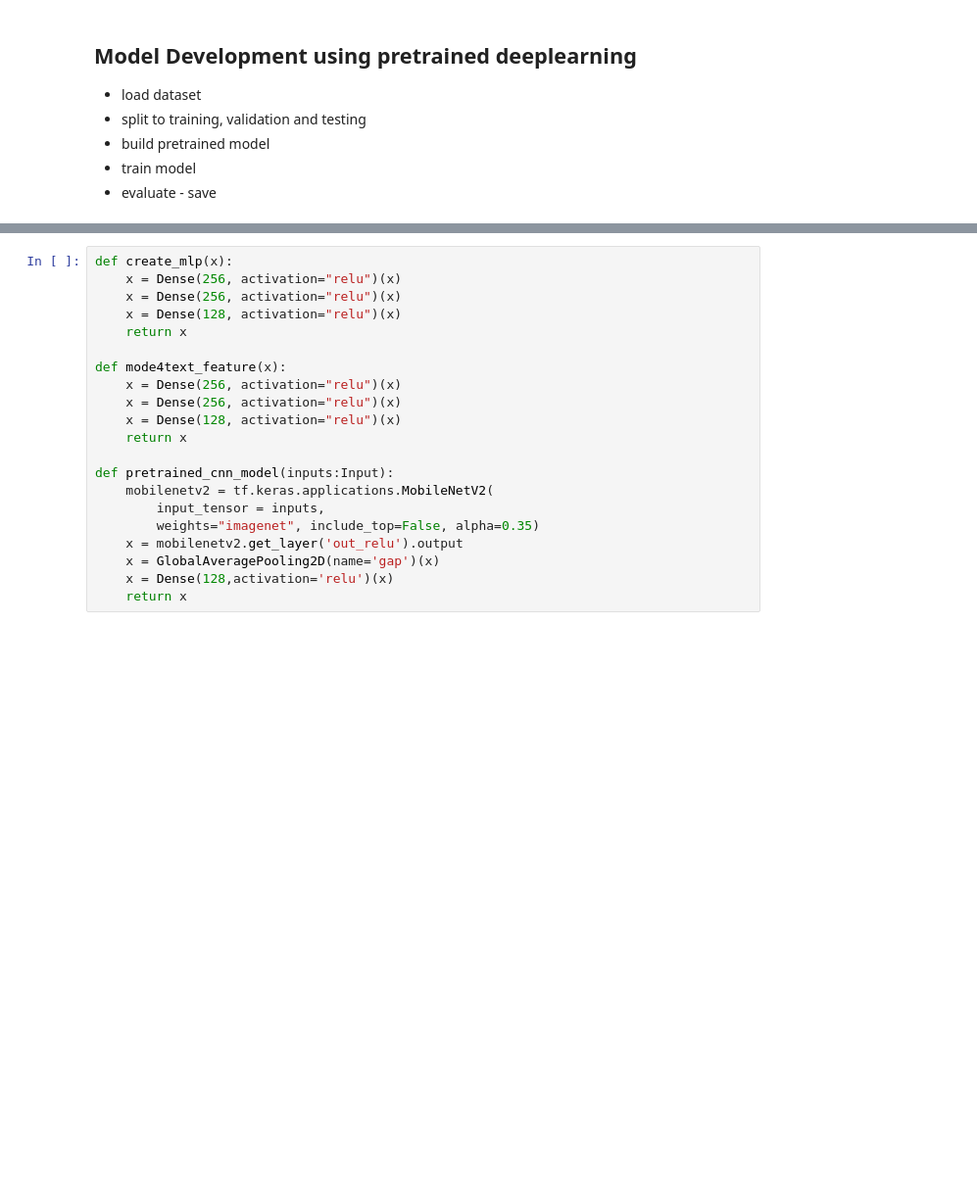
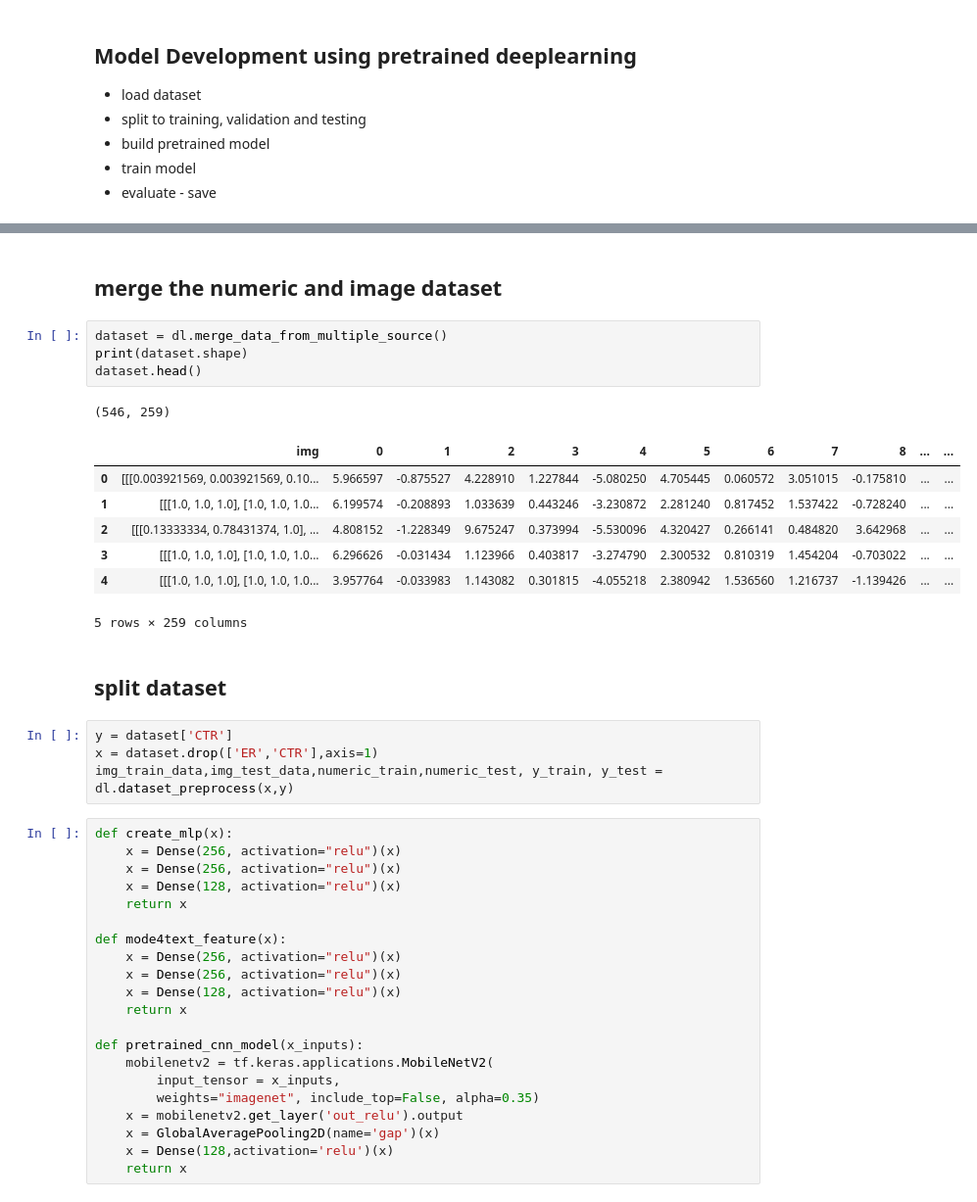
Before and after one commit to benkart-week-11/creative-optimisation-cv, a Jupyter notebook: notebooks/ModelDevelopment.ipynb, the cells around one changed output, grey strips where cells are left out. Shown: that part at 98% size. Cells and saved outputs as stored; diff of their text form; blank space fills up the shorter version.

Commit message:
model training

```diff
--- a/notebooks/ModelDevelopment.ipynb
+++ b/notebooks/ModelDevelopment.ipynb
@@ -23,3 +64,24 @@ import tensorflow as tf
+# %% [markdown]
+## merge the numeric and image dataset
+# %%
+dataset = dl.merge_data_from_multiple_source()
+print(dataset.shape)
+dataset.head()
+# %% [output]
+(546, 259)
+|  | img | 0 | 1 | 2 | 3 | 4 | 5 | 6 | 7 | 8 | ... | ... |
+| 0 | [[[0.003921569, 0.003921569, 0.10... | 5.966597 | -0.875527 | 4.228910 | 1.227844 | -5.080250 | 4.705445 | 0.060572 | 3.051015 | -0.175810 | ... | ... |
+| 1 | [[[1.0, 1.0, 1.0], [1.0, 1.0, 1.0... | 6.199574 | -0.208893 | 1.033639 | 0.443246 | -3.230872 | 2.281240 | 0.817452 | 1.537422 | -0.728240 | ... | ... |
+| 2 | [[[0.13333334, 0.78431374, 1.0], ... | 4.808152 | -1.228349 | 9.675247 | 0.373994 | -5.530096 | 4.320427 | 0.266141 | 0.484820 | 3.642968 | ... | ... |
+| 3 | [[[1.0, 1.0, 1.0], [1.0, 1.0, 1.0... | 6.296626 | -0.031434 | 1.123966 | 0.403817 | -3.274790 | 2.300532 | 0.810319 | 1.454204 | -0.703022 | ... | ... |
+| 4 | [[[1.0, 1.0, 1.0], [1.0, 1.0, 1.0... | 3.957764 | -0.033983 | 1.143082 | 0.301815 | -4.055218 | 2.380942 | 1.536560 | 1.216737 | -1.139426 | ... | ... |
+5 rows × 259 columns
+# %% [markdown]
+## split dataset
+# %%
+y = dataset['CTR']
+x = dataset.drop(['ER','CTR'],axis=1)
+img_train_data,img_test_data,numeric_train,numeric_test, y_train, y_test = dl.dataset_preprocess(x,y)
 # %%
 def create_mlp(x):
     x = Dense(256, activation="relu")(x)
@@ -33,9 +95,9 @@ def mode4text_feature(x):
     x = Dense(128, activation="relu")(x)
     return x
 
-def pretrained_cnn_model(inputs:Input):
+def pretrained_cnn_model(x_inputs):
     mobilenetv2 = tf.keras.applications.MobileNetV2(
-        input_tensor = inputs,
+        input_tensor = x_inputs,
         weights="imagenet", include_top=False, alpha=0.35)
     x = mobilenetv2.get_layer('out_relu').output
     x = GlobalAveragePooling2D(name='gap')(x)
```
Also changed, not shown: parts of 10 cells of this notebook, 6 other files.
